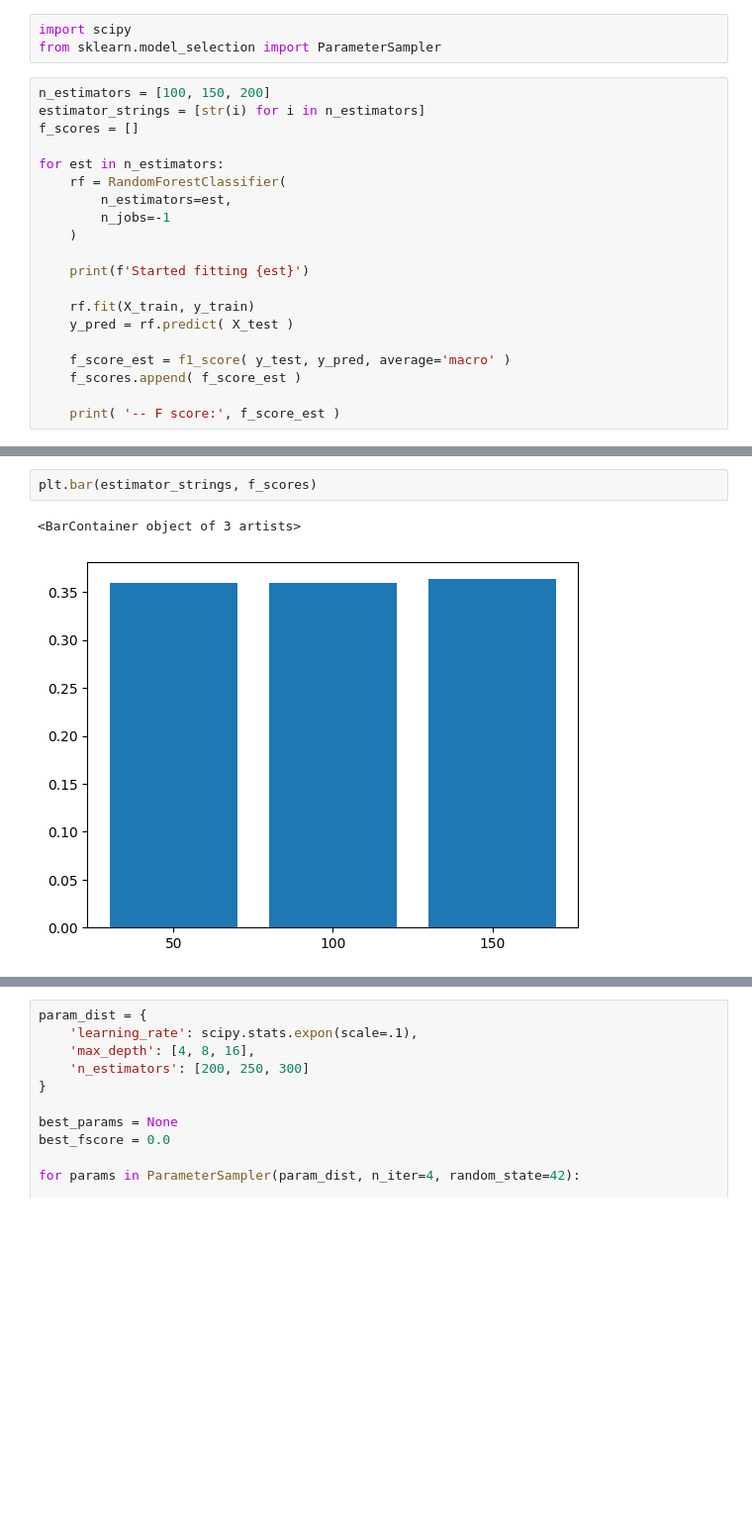
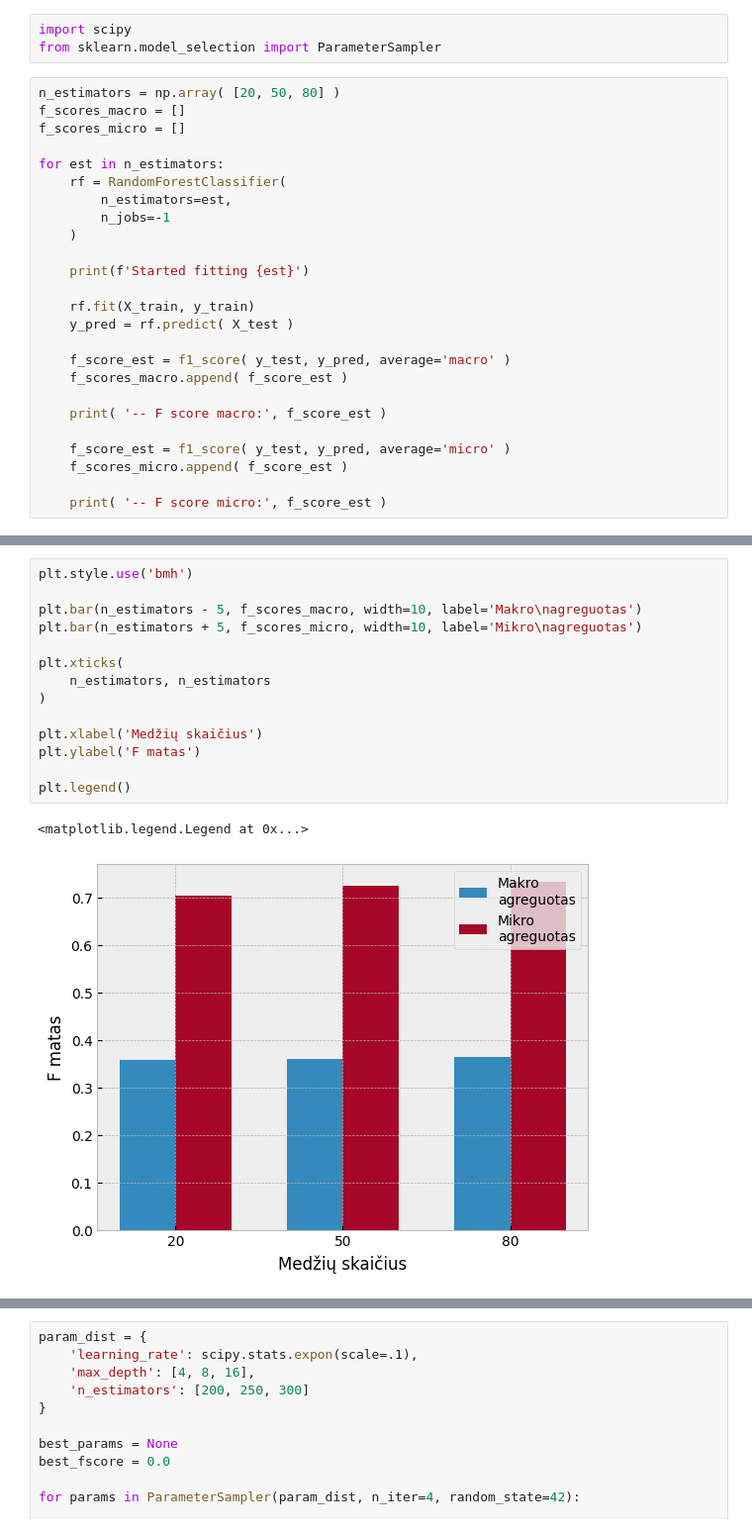
Before and after one commit to Friebay/Vinted_classification_NLP, a Jupyter notebook: modelis.ipynb, the cells around one changed output, grey strips where cells are left out. Shown: that part at 99% size. Saved outputs shown, nothing was run; the diff lists cells and outputs as text; blank space fills up the shorter version.

```diff
--- a/modelis.ipynb
+++ b/modelis.ipynb
@@ -25,9 +27,9 @@ X_train, X_test, y_train, y_test = train_test_split(df.iloc[:, :-1], df.iloc[:,
 import scipy
 from sklearn.model_selection import ParameterSampler
 # %%
-n_estimators = [100, 150, 200]
-estimator_strings = [str(i) for i in n_estimators]
-f_scores = []
+n_estimators = np.array( [20, 50, 80] )
+f_scores_macro = []
+f_scores_micro = []
 
 for est in n_estimators:
     rf = RandomForestClassifier(
@@ -41,7 +43,12 @@ for est in n_estimators:
     y_pred = rf.predict( X_test )
 
     f_score_est = f1_score( y_test, y_pred, average='macro' )
-    f_scores.append( f_score_est )
+    f_scores_macro.append( f_score_est )
 
-    print( '-- F score:', f_score_est )
+    print( '-- F score macro:', f_score_est )
+
+    f_score_est = f1_score( y_test, y_pred, average='micro' )
+    f_scores_micro.append( f_score_est )
+
+    print( '-- F score micro:', f_score_est )
 # %% [output]
@@ -50,5 +64,17 @@ Started fitting 250
 # %%
-plt.bar(estimator_strings, f_scores)
+plt.style.use('bmh')
+
+plt.bar(n_estimators - 5, f_scores_macro, width=10, label='Makro\nagreguotas')
+plt.bar(n_estimators + 5, f_scores_micro, width=10, label='Mikro\nagreguotas')
+
+plt.xticks(
+    n_estimators, n_estimators
+)
+
+plt.xlabel('Medžių skaičius')
+plt.ylabel('F matas')
+
+plt.legend()
 # %% [output]
-<BarContainer object of 3 artists>
+<matplotlib.legend.Legend at 0x...>
-[figure, old version]
+[figure, new version]
```
Also changed, not shown: parts of 4 cells of this notebook, 6 other files.
